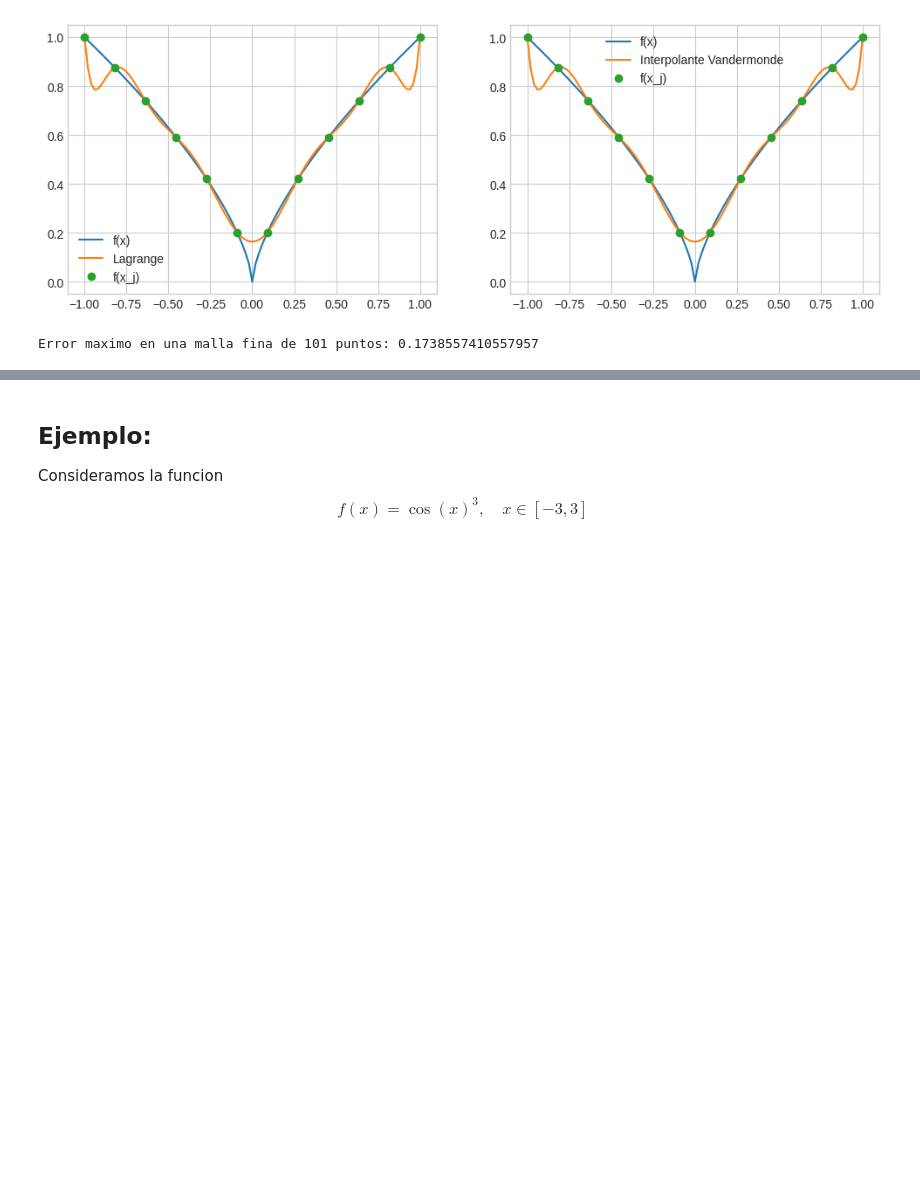
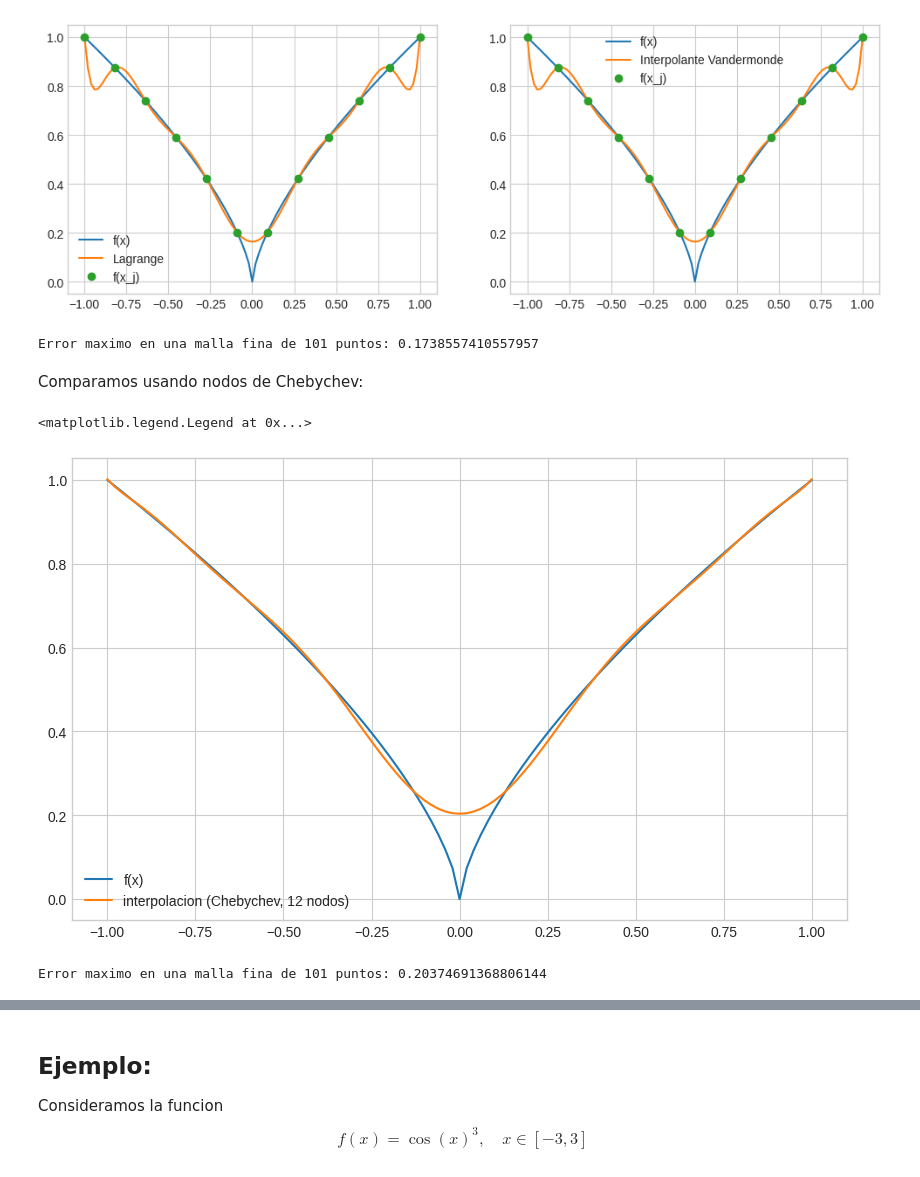
Before and after one commit to ManuelSanchezUribe/MAT2605_UC_labs, a Jupyter notebook: Lab07/lab07.ipynb, the cells around one changed output, grey strips where cells are left out. Saved outputs shown, nothing was run; the diff lists cells and outputs as text; code cells hidden in the pictures; blank space fills up the shorter version.

```diff
--- a/Lab07/lab07.ipynb
+++ b/Lab07/lab07.ipynb
@@ -256,3 +260,33 @@ error = np.max(np.abs(f2(xplot)-l))
 print("Error maximo en una malla fina de 101 puntos:", error)
 # %% [output]
 Error maximo en una malla fina de 101 puntos: 0.1738557410557957
+# %% [markdown]
+Comparamos usando nodos de Chebychev:
+# %%
+# Chebyshev nodes calculation: roots of T_n(x)
+# Formula: cos( (2k + 1)/(2n) * pi ) for k = 0, ..., n-1
+n = 12
+k = np.arange(n)
+nodos = np.cos((2 * k + 1) / (2 * n) * np.pi)
+
+# Generate Vandermonde matrix and solve
+V = np.vander(nodos)
+b = f2(nodos)
+coefs = np.linalg.solve(V, b)
+
+# Evaluation grid
+y_poly = np.polyval(coefs, xplot)
+y_true = f2(xplot)
+
+plt.plot(xplot, y_true, label='f(x)')
+plt.plot(xplot, y_poly, label='interpolacion (Chebychev, 12 nodos)')
+plt.legend()
+# %% [output]
+<matplotlib.legend.Legend at 0x...>
+[figure, added]
+# %%
+# Error
+error = np.max(np.abs(y_true-y_poly))
+print("Error maximo en una malla fina de 101 puntos:", error)
+# %% [output]
+Error maximo en una malla fina de 101 puntos: 0.20374691368806144
```
Also changed, not shown: parts of 4 cells of this notebook.
